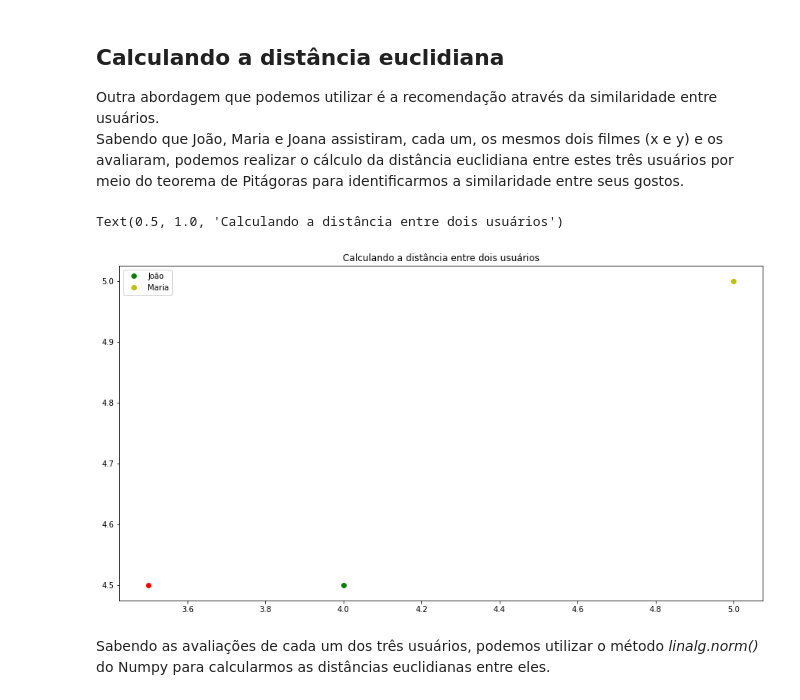
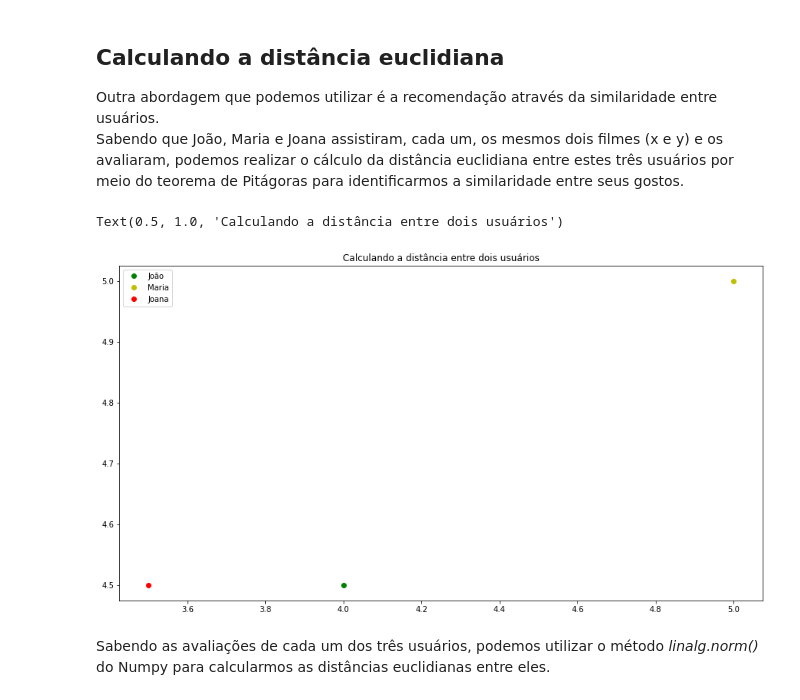
Before and after one commit to luuisotorres/Introducao-Recomendacoes-e-Algoritmo-K-Nearest-Neighbors, a Jupyter notebook: Estudo Introdutório a Recomendações e ao Algoritmo K-Nearest Neighbors.ipynb, the cells around one changed output. Saved outputs shown, nothing was run; the diff lists cells and outputs as text; code cells hidden in the pictures.

```diff
--- a/Estudo Introdutório a Recomendações e ao Algoritmo K-Nearest Neighbors.ipynb
+++ b/Estudo Introdutório a Recomendações e ao Algoritmo K-Nearest Neighbors.ipynb
@@ -292,19 +292,19 @@ Sabendo que João, Maria e Joana assistiram, cada um, os mesmos dois filmes (x e
 # %%
 # Vamos supor que João, Maria e Joana fizeram as seguintes avaliações dos mesmos filmes
 joao = np.array([4,4.5])
 maria = np.array([5,5])
 joana = np.array([3.5,4.5])
 
 # Podemos plotar em um gráfico para visualizarmos as diferentes avaliações por cada um deles
 plt.figure(figsize=(15,8))
 plt.plot(4, 4.5,"go") # Avaliações de João representadas por um círculo verde
 plt.plot(5, 5,"yo") # Avaliações de Maria representadas por um círculo amarelo
 plt.plot(3.5,4.5,"ro") # Avaliações de Joana representadas por um círculo vermelho
-plt.legend(['João','Maria'])
+plt.legend(['João','Maria','Joana'])
 plt.title("Calculando a distância entre dois usuários")
 # %% [output]
 Text(0.5, 1.0, 'Calculando a distância entre dois usuários')
-[figure, old version]
+[figure, new version]
 # %% [markdown]
 Sabendo as avaliações de cada um dos três usuários, podemos utilizar o método *linalg.norm()* do Numpy para calcularmos as distâncias euclidianas entre eles.<br>
 # %%
```
